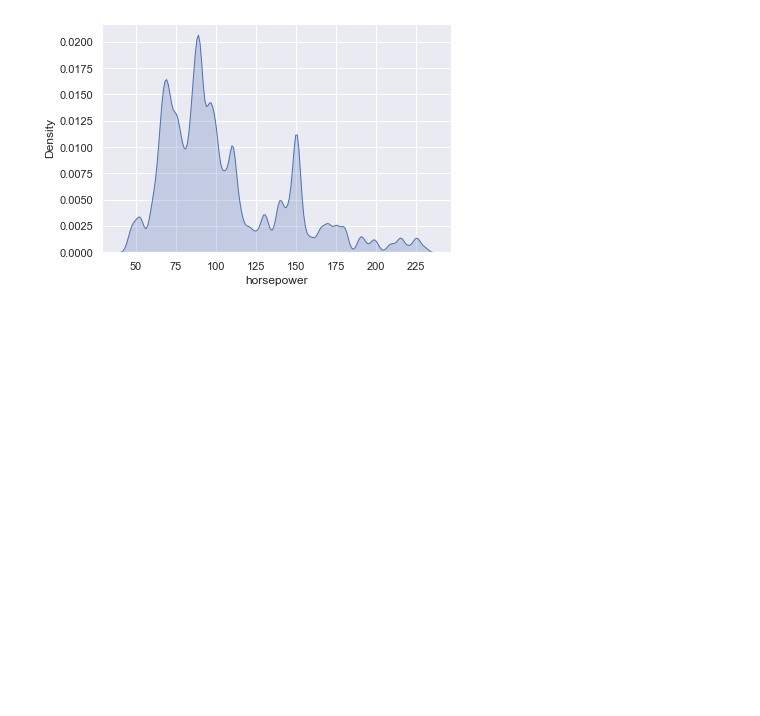
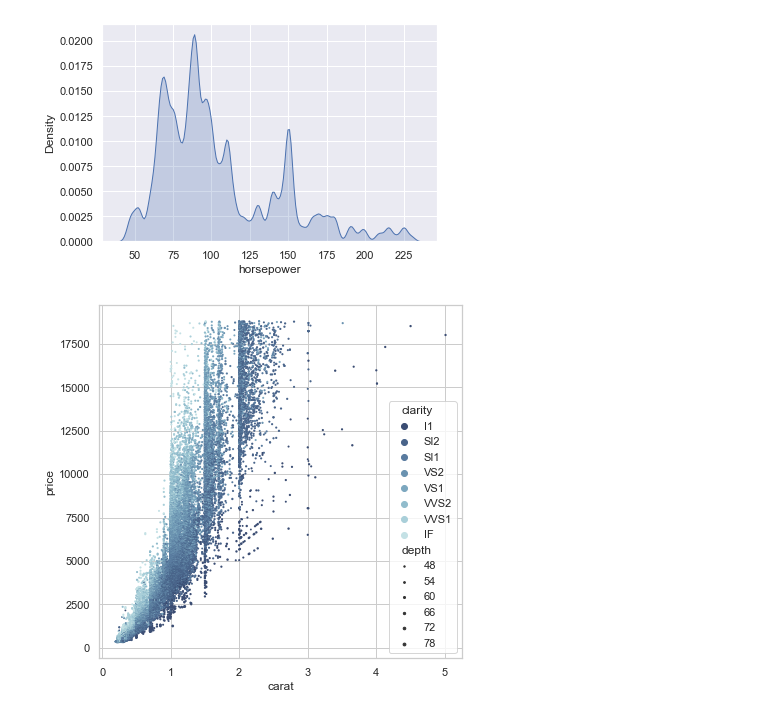
Before and after one commit to muhsinata/data-science-exercises, a Jupyter notebook: seaborn-exercises/exercise-2.ipynb, the cells around one changed output. Cells and saved outputs as stored; diff of their text form; code cells hidden in the pictures; blank space fills up the shorter version.

Commit message:
feat: add scatter plot

```diff
--- a/seaborn-exercises/exercise-2.ipynb
+++ b/seaborn-exercises/exercise-2.ipynb
@@ -20,10 +20,33 @@ cars.head()
 # %%
 # Draw Seaborn KDE Plot
 
-sns.kdeplot(cars.horsepower, fill=True, bw_adjust=.2)
 sns.set_theme()
 plt.tight_layout()
 
+sns.kdeplot(cars.horsepower, fill=True, bw_adjust=.2)
+
 plt.show()
 # %% [output]
-[figure, old version]
+[figure, new version]
+# %%
+sns.set_theme(style="whitegrid")
+
+# Load Data From Seaborn
+diamonds = sns.load_dataset("diamonds")
+
+# Get Variables
+carat = diamonds.carat
+price = diamonds.price
+clarity = diamonds.clarity
+depth = diamonds.depth
+clarity_ranking = ["I1", "SI2", "SI1", "VS2", "VS1", "VVS2", "VVS1", "IF"]
+# %%
+# Draw Scatter Plot
+
+f, ax = plt.subplots(figsize=(6.5, 6.5))
+sns.scatterplot(x=carat, y=price, hue=clarity, hue_order=clarity_ranking,
+                size=depth, palette="ch:r=-.2,d=.3_r", sizes=(1, 8), linewidth=0,
+                ax=ax)
+plt.show()
+# %% [output]
+[figure, added]
```
